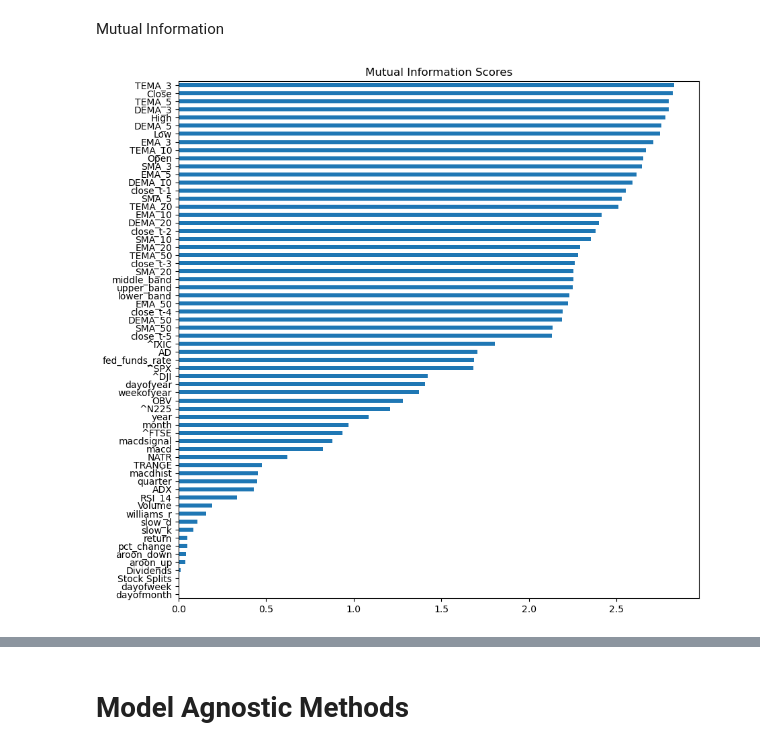
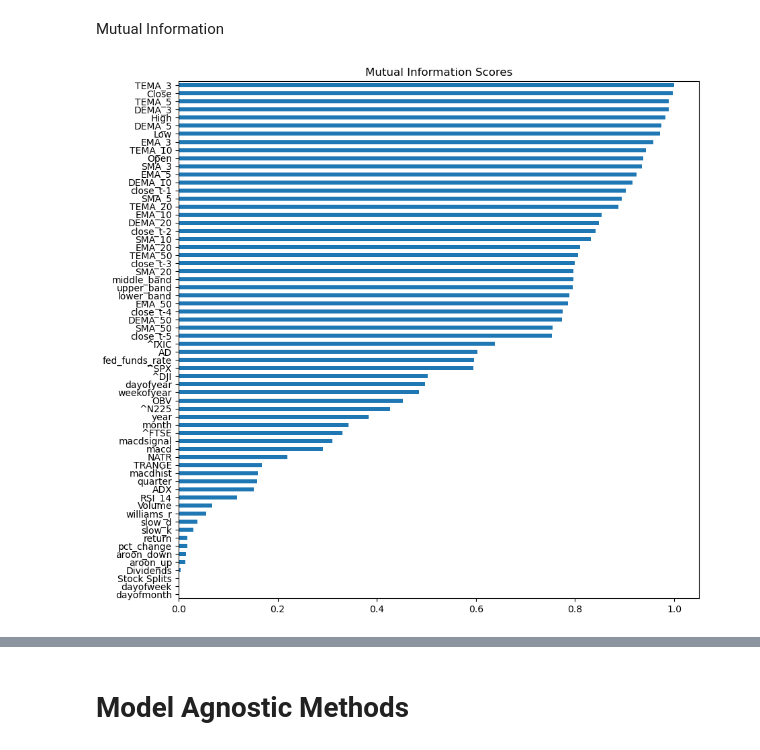
Before and after one commit to luo-simon/stock-predictions, a Jupyter notebook: notebooks/2-feature_selection.ipynb, the cells around one changed output, grey strips where cells are left out. Drawn from its saved outputs; the diff is of its cells as text; code cells hidden in the pictures.

```diff
--- a/notebooks/2-feature_selection.ipynb
+++ b/notebooks/2-feature_selection.ipynb
@@ -67,14 +47,14 @@ Mutual Information
 # %%
 from sklearn.feature_selection import mutual_info_regression
 import pandas as pd
 import numpy as np
 
 mi_scores = mutual_info_regression(X, y, random_state=42)
 mi_scores = pd.Series(mi_scores, name="MI Scores", index=X.columns)
 mi_scores = mi_scores.sort_values(ascending=True)  # Sorting the scores
+mi_scores = (mi_scores - min(mi_scores)) / (max(mi_scores) - min(mi_scores)) # Normalise
+mi_scores.plot.barh(figsize=(10, 10))
+plt.title('Mutual Information Scores')
+plt.show()
+# %% [output]
+[figure, added]
-# %%
-mi_scores.plot.barh(figsize=(10, 10))
-plt.title('Mutual Information Scores')
-plt.show()
-# %% [output]
-[figure, removed]
```
Also changed, not shown: parts of 32 cells of this notebook, 4 other files.
